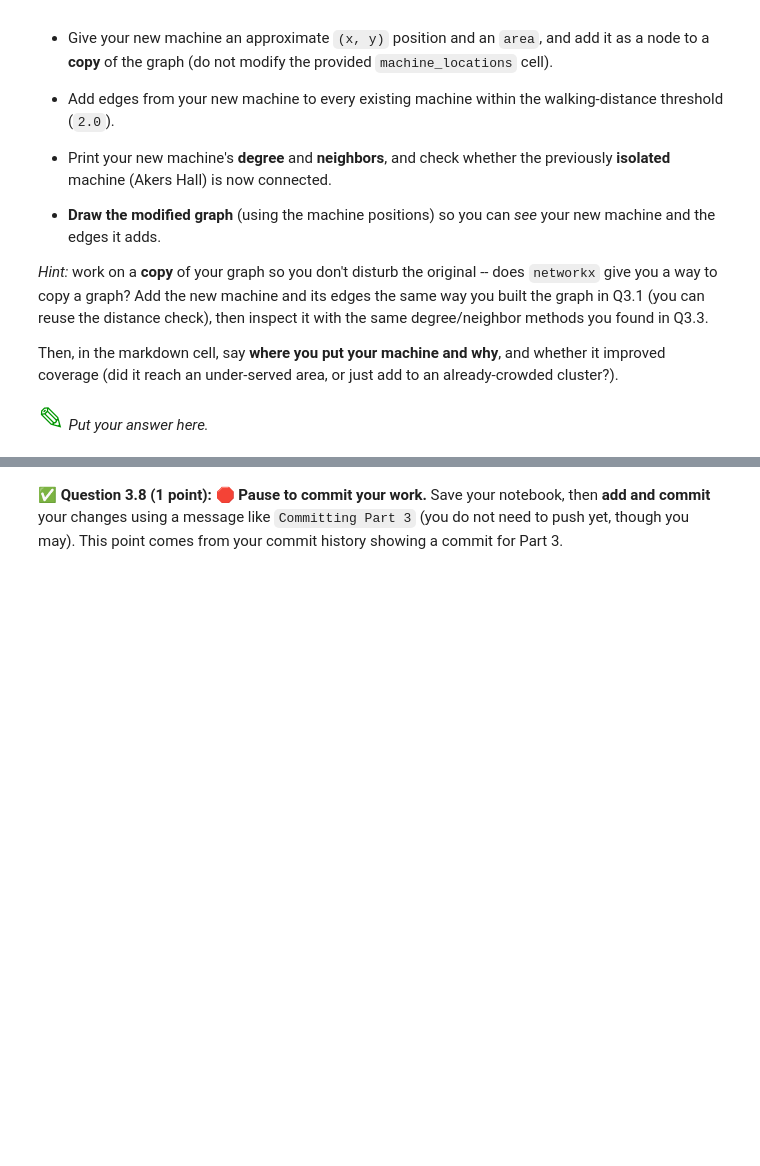
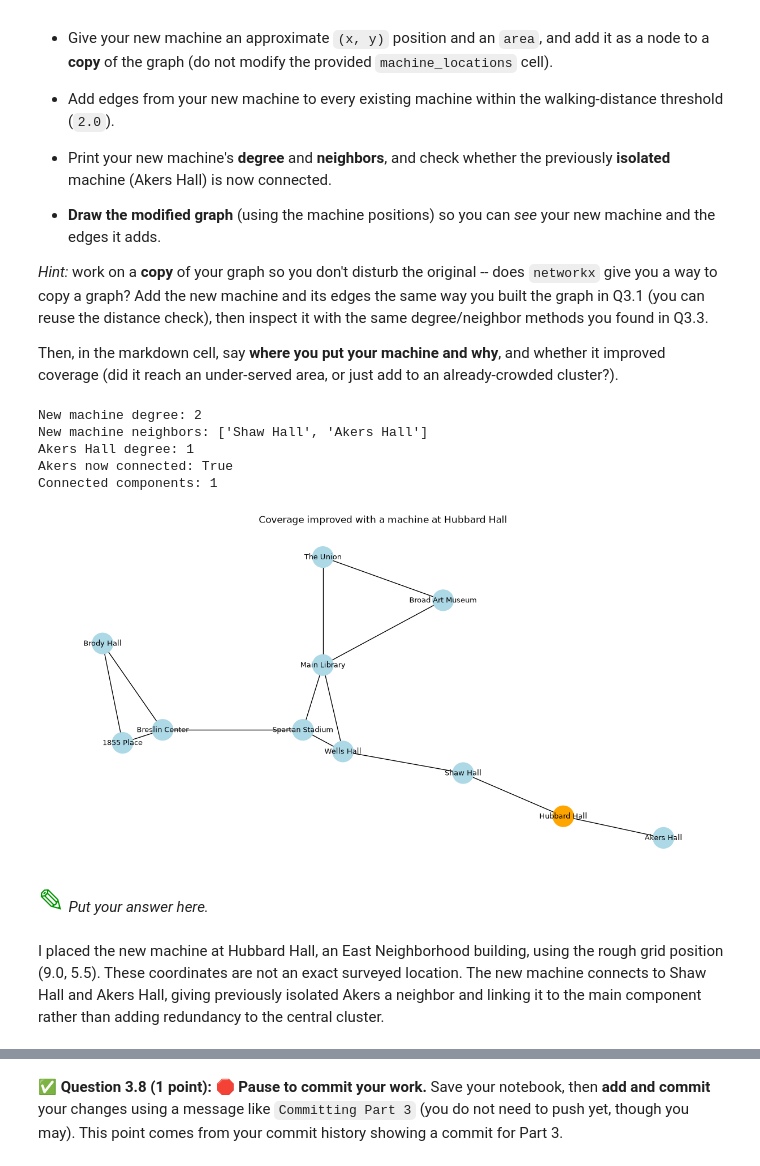
Before and after one commit to ykalani/CMSE202-f26-turnin, a Jupyter notebook: hw-02/HW02-ABMandGraphTheory-STUDENT.ipynb, the cells around one changed output, grey strips where cells are left out. Drawn from its saved outputs; the diff is of its cells as text; code cells hidden in the pictures; blank space fills up the shorter version.

```diff
--- a/hw-02/HW02-ABMandGraphTheory-STUDENT.ipynb
+++ b/hw-02/HW02-ABMandGraphTheory-STUDENT.ipynb
@@ -719,5 +797,35 @@ Then, in the markdown cell, say **where you put your machine and why**, and whet
+# %%
+# Put your code for Question 3.6 here -- add your new machine and show how the graph changes.
+improved = G.copy()
+# Approximate grid position for a real East Neighborhood building, not GPS.
+new_name = 'Hubbard Hall'
+new_pos = (9.0, 5.5)
+improved.add_node(new_name, pos=new_pos, area='East')
+for name in G.nodes:
+    if math.dist(new_pos, G.nodes[name]['pos']) <= 2.0:
+        improved.add_edge(new_name, name)
+print('New machine degree:', improved.degree(new_name))
+print('New machine neighbors:', list(improved.neighbors(new_name)))
+print('Akers Hall degree:', improved.degree('Akers Hall'))
+print('Akers now connected:', improved.degree('Akers Hall') > 0)
+print('Connected components:', nx.number_connected_components(improved))
+plt.figure(figsize=(12, 6))
+nx.draw(improved, nx.get_node_attributes(improved, 'pos'), with_labels=True,
+        node_color=['orange' if n == new_name else 'lightblue' for n in improved.nodes],
+        node_size=700, font_size=9)
+plt.title('Coverage improved with a machine at Hubbard Hall')
+plt.show()
+# %% [output]
+New machine degree: 2
+New machine neighbors: ['Shaw Hall', 'Akers Hall']
+Akers Hall degree: 1
+Akers now connected: True
+Connected components: 1
+[figure, added]
 # %% [markdown]
 <font size=6 color="#009600">&#9998;</font> *Put your answer here.*
+# %% [markdown]
+I placed the new machine at Hubbard Hall, an East Neighborhood building, using the rough grid position (9.0, 5.5). These coordinates are not an exact surveyed location. The new machine connects to Shaw Hall and Akers Hall, giving previously isolated Akers a neighbor and linking it to the main component rather than adding redundancy to the central cluster.
 # %% [markdown]
 <!-- END QUESTION -->
 <!-- DO NOT MODIFY OR DELETE THIS CELL -->
```
Also changed, not shown: parts of 15 cells of this notebook.
